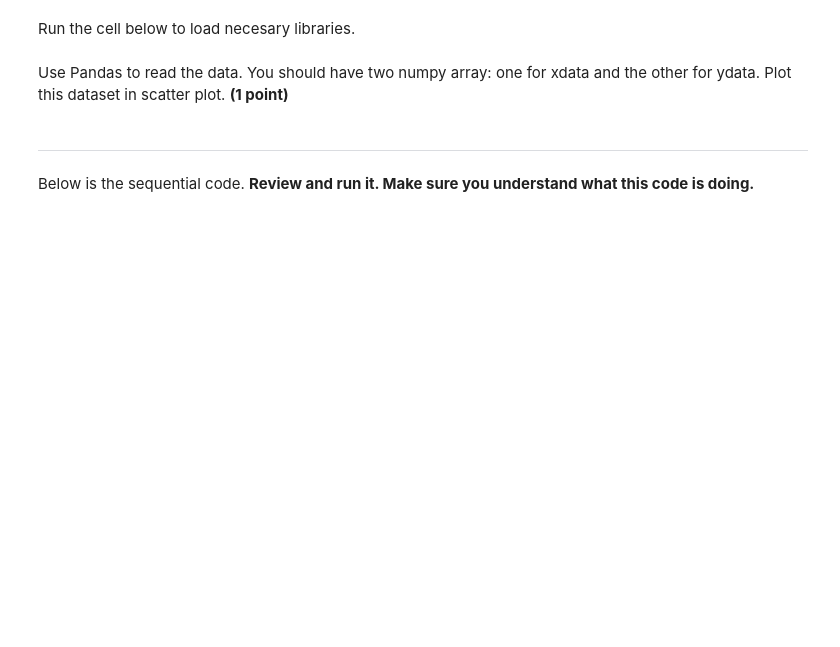
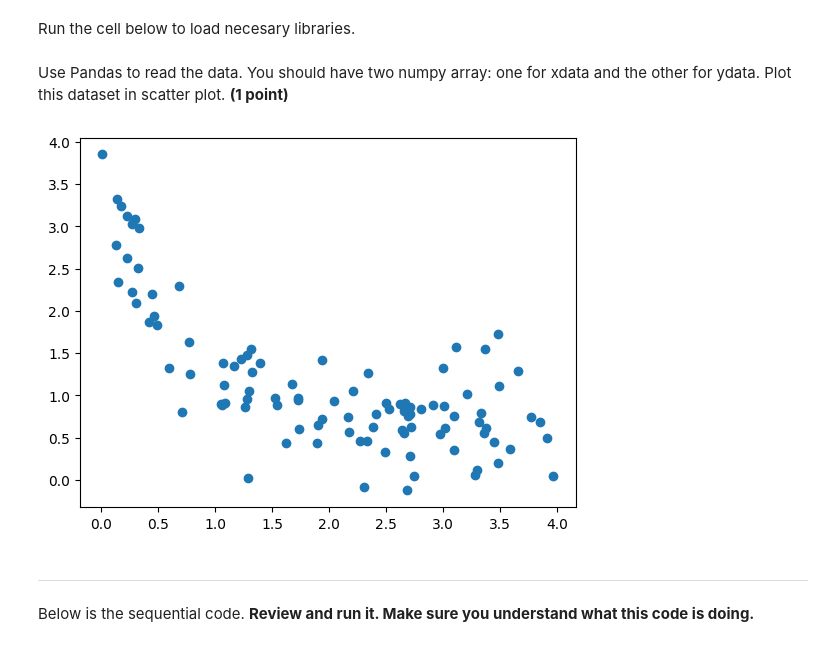
Before and after one commit to KinghamRMSU/CMSE202-f25-turnin, a Jupyter notebook: hw-01/HW-01_GitPracticeDebuggingPythonPackagesAndClasses-SS25-STUDENT.ipynb, the cells around one changed output. Cells and saved outputs as stored; diff of their text form; code cells hidden in the pictures; blank space fills up the shorter version.

```diff
--- a/hw-01/HW-01_GitPracticeDebuggingPythonPackagesAndClasses-SS25-STUDENT.ipynb
+++ b/hw-01/HW-01_GitPracticeDebuggingPythonPackagesAndClasses-SS25-STUDENT.ipynb
@@ -464,12 +469,15 @@ from scipy.optimize import curve_fit
 Use Pandas to read the data. You should have two numpy array: one for xdata and the other for ydata. Plot this dataset in scatter plot. **(1 point)**
 # %%
 # write your code in this cell
+df = pd.read_csv('xy_dataset.csv')
 
+xdata = df['xdata'].to_numpy()
+ydata = df['ydata'].to_numpy()
 
-
-# print the values
-print(xdata)
-print(ydata)
+plt.scatter(xdata, ydata)
+plt.show()
+# %% [output]
+[figure, added]
 # %% [markdown]
 ---
 Below is the sequential code. **Review and run it. Make sure you understand what this code is doing.**
```
Also changed, not shown: parts of 13 cells of this notebook.
